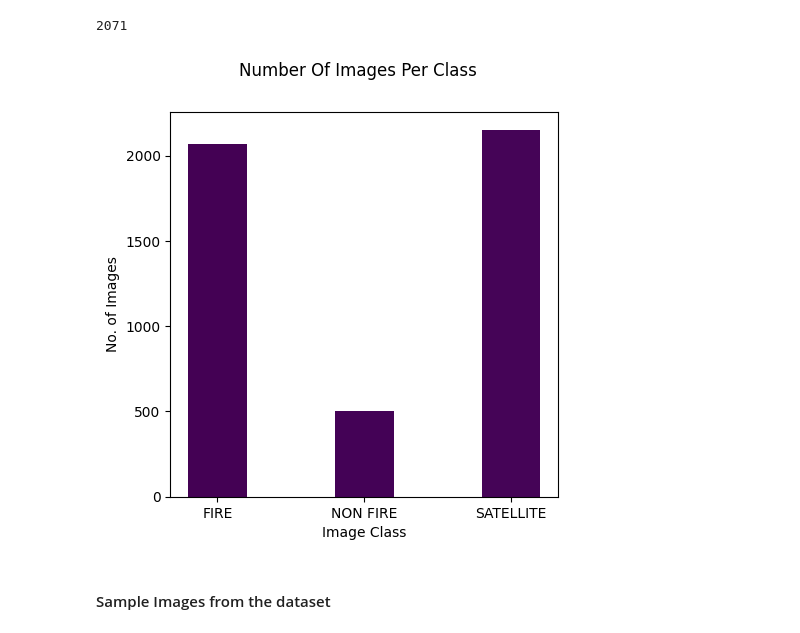
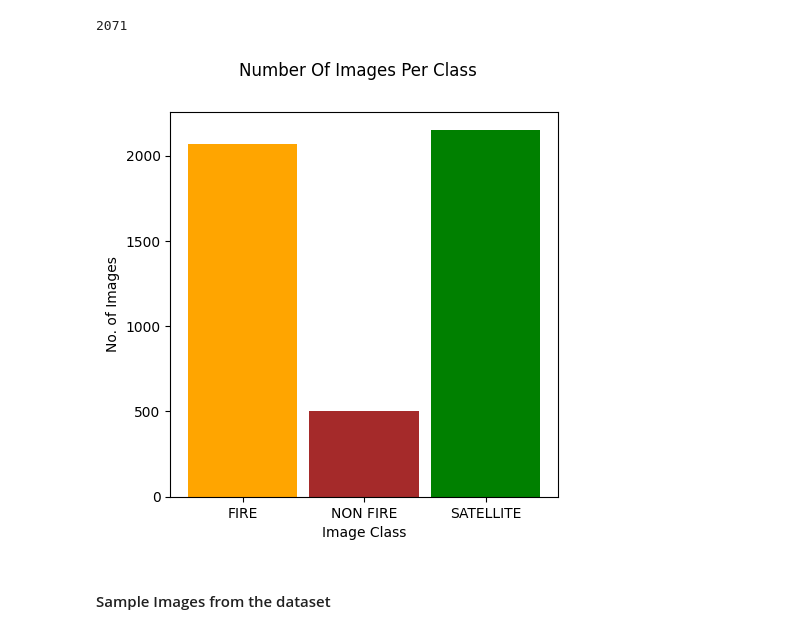
Before and after one commit to Antonsen2/Applied-ai, a Jupyter notebook: analysis/notebooks/original_dataset.ipynb, the cells around one changed output. Cells and saved outputs as stored; diff of their text form; code cells hidden in the pictures.

```diff
--- a/analysis/notebooks/original_dataset.ipynb
+++ b/analysis/notebooks/original_dataset.ipynb
@@ -43,19 +43,19 @@ len(fire_images)
 # %%
 X = ['FIRE', 'NON FIRE', 'SATELLITE']
 y = [len(fire_images), len(nonfire_images), len(satellite_images)]
 cmap = plt.get_cmap('viridis')
 rescale = lambda y: (y - np.min(y)) / (np.max(y) - np.min(y))
 
 fig = plt.figure(figsize=(5,5))
 
-plt.bar(X, y, color=cmap.colors, width=0.4)
+plt.bar(X, y, width=0.9, color=['orange', 'brown', 'green'])
 plt.xlabel('Image Class')
 plt.ylabel('No. of Images')
 
 fig.suptitle('Number Of Images Per Class')
 plt.show()
 # %% [output]
-[figure, old version]
+[figure, new version]
 # %% [markdown]
 #### Sample Images from the dataset
 # %%
```
Also changed, not shown: parts of 2 cells of this notebook, 1 other file.
